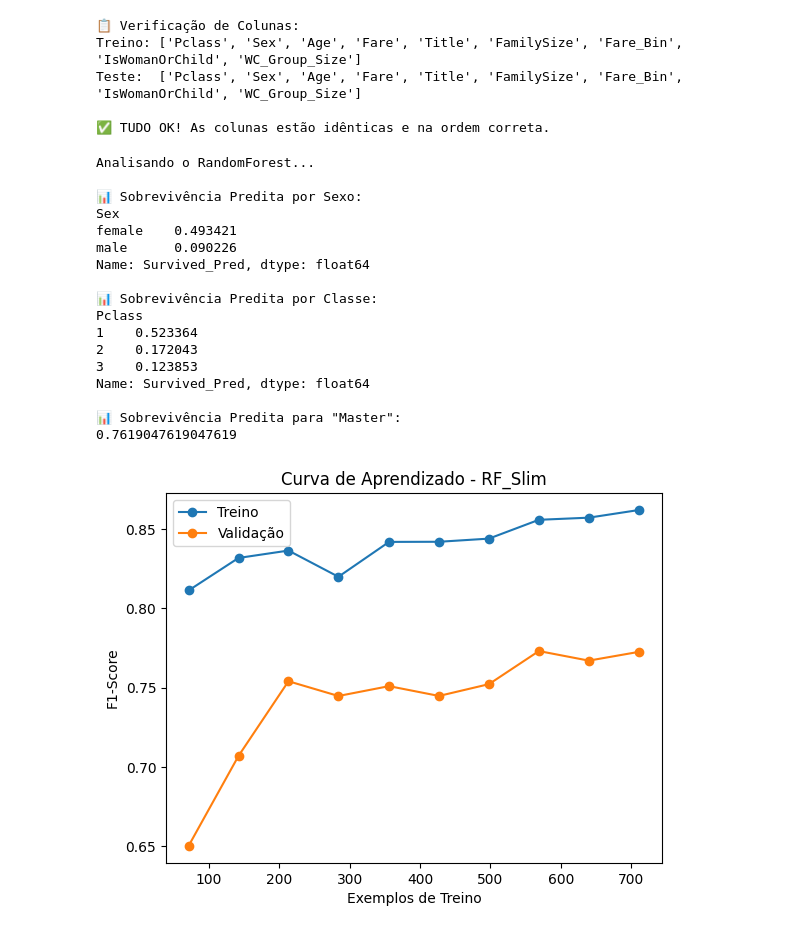
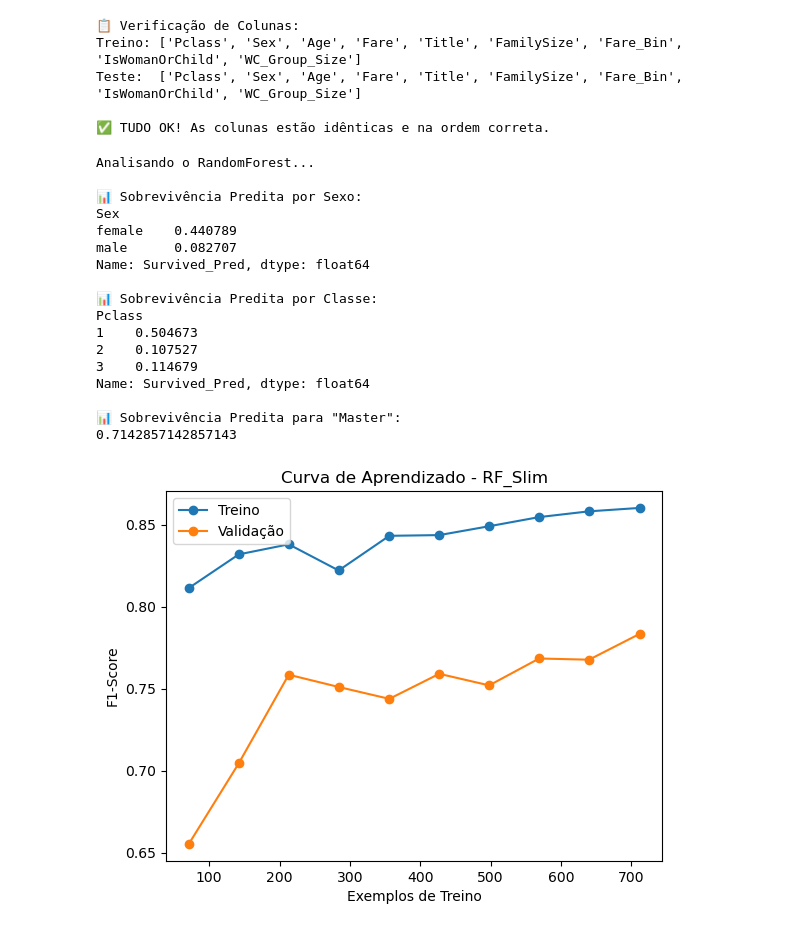
Before and after one commit to zehclaudio/Kaggle, a Jupyter notebook: titanic-tutorial-pipelines-and-ensemble.ipynb, the cells around one changed output. Drawn from its saved outputs; the diff is of its cells as text; code cells hidden in the pictures.

```diff
--- a/titanic-tutorial-pipelines-and-ensemble.ipynb
+++ b/titanic-tutorial-pipelines-and-ensemble.ipynb
@@ -4538,7 +4525,7 @@ svm_pipeline = make_pipeline(StandardScaler(), SVC(probability=True, random_stat
 # C: valores menores simplificam o modelo (evitam overfitting)
 # Gamma: 'scale' é o padrão, mas testar valores menores pode ajudar na generalização
 param_grid_svm = {
-    'svc__C': [12, 13, 14],
+    'svc__C': [10, 11, 12],
     'svc__gamma': ['scale', 'auto', 0.015, 0.01, 0.02],
     'svc__kernel': ['rbf']
 }
@@ -4556,8 +4543,8 @@ grid_svm.fit(df_test_bins, y_bruto)
 # Tuning do XGBoost
 xgb_model = XGBClassifier(random_state=42, eval_metric='logloss')
 param_grid_xgb = {
-    'n_estimators': [135, 140, 145],
-    'learning_rate': [0.115, 0.12, 0.125],
+    'n_estimators': [140, 145, 150],
+    'learning_rate': [0.12, 0.125, 0.13],
     'max_depth': [2, 3, 4],
     'subsample': [0.7, 0.75, 0.8],
     'colsample_bytree': [0.8, 0.85, 0.9]
@@ -4707,9 +4694,22 @@ df_submission = test_data.copy()
 
 # A. Extração do Título
 df_submission['Title'] = df_submission['Name'].str.extract(r' ([A-Za-z]+)\.', expand=False)
+# O conjunto de teste possui alguns títulos que não vimos no conjunto de treino
 title_mapping = {
-    'Mr': 0, 'Miss': 1, 'Mrs': 1, 'Master': 2,
-    'Dr': 3, 'Rev': 3, 'Col': 3, 'Major': 3, 'Mlle': 1, 'Mme': 1, 'Don': 3, 'Lady': 1
+    # Grupo 0: Homens Adultos (Baixa sobrevivência)
+    'Mr': 0,
+
+    # Grupo 1: Mulheres (Alta sobrevivência)
+    'Mrs': 1, 'Miss': 1, 'Ms': 1, 'Mlle': 1, 'Mme': 1, 'Dona': 1, 'Lady': 1, 'Countess': 1,
+
+    # Grupo 2: Crianças (Alta sobrevivência)
+    'Master': 2,
+
+    # Grupo 3: Nobres e Oficiais (Média/Baixa sobrevivência)
+    'Col': 3, 'Dr': 3, 'Major': 3, 'Capt': 3, 'Sir': 3, 'Don': 3, 'Jonkheer': 3,
+
+    # Grupo 4: Reverendos (Sobrevivência zero)
+    'Rev': 4
 }
 df_submission['Title'] = df_submission['Title'].map(title_mapping).fillna(3)
 
@@ -4720,7 +4720,7 @@ df_submission['IsAlone'] = (df_submission['FamilySize'] == 1).astype(float)
 # C. Fare Binning (Usando os 8 bins que deram o recorde)
 # Importante: No teste pode haver NaNs na Tarifa, vamos preencher com a mediana
 df_submission['Fare'] = df_submission['Fare'].fillna(train_data['Fare'].median())
-df_submission['Fare_Bin'] = pd.qcut(df_submission['Fare'], 8, labels=False)
+df_submission['Fare_Bin'] = pd.qcut(df_submission['Fare'], 10, labels=False)
 
 # D. Porto de Embarque imputando 'U' para os Nans
 # Mapping para Sex e Embarked
@@ -4761,7 +4761,7 @@ else:
     X_test_final = X_test_final[colunas_treino]
     print('🔄 Colunas do teste foram reordenadas para coincidir com o treino.')
 
-predictions = grid_xgb.best_estimator_.predict(X_test_final)
+predictions_test_bins = grid_xgb.best_estimator_.predict(X_test_final)
 # %% [output]
 📋 Verificação de Colunas:
 Treino: ['Pclass', 'Sex', 'Age', 'SibSp', 'Parch', 'Fare', 'Embarked', 'Title', 'FamilySize', 'IsAlone', 'Fare_Bin']
@@ -4881,7 +4880,7 @@ print(f'✅ Dataset pronto! Colunas atuais: {df_test_surname_only_num.columns.to
 # Vamos atualizar os fits de nossos baselines com o wc_group_size
 # Vamos começar calculando os hiperparâmetros do SVM
 grid_svm_wc_group_size = {
-    'svc__C': [5, 6, 7],
+    'svc__C': [4, 5, 6],
     'svc__gamma': ['scale', 'auto', 0.0075, 0.01, 0.0125],
     'svc__kernel': ['rbf']
 }
@@ -4892,12 +4891,12 @@ grid_svm_wc_group_size.fit(df_test_surname_only_num, y_bruto)
 # E uma cópia do XGBoost
 # Mas o GridSearch alterou os hiperparâmetros
 param_grid_xgb_wc_group_size = {
-    'n_estimators': [80, 85, 90],
-    'learning_rate': [0.12, 0.13, 0.14],
+    'n_estimators': [70, 75, 80],
+    'learning_rate': [0.11 ,0.12, 0.13],
     'max_depth': [5, 6, 7],
-    'subsample': [0.925, 0.95, 0.975],
-    'colsample_bytree': [0.45, 0.5, 0.55],
-    'gamma': [1.4, 1.5, 1.6],
+    'subsample': [0.94, 0.95, 0.96],
+    'colsample_bytree': [0.5, 0.55, 0.6],
+    'gamma': [1.3, 1.4, 1.5],
     'reg_lambda': [0, 1, 2]
 }
 
@@ -4909,8 +4908,8 @@ param_grid_rf_wc_group_size = {
     'max_depth': [None, 1, 2],
     'max_features': ['sqrt', 'log2'],
     'min_samples_leaf': [1, 2, 3],
-    'min_samples_split': [10, 11, 12],
-    'n_estimators': [115, 120, 125]
+    'min_samples_split': [9, 10, 11],
+    'n_estimators': [130, 135, 140]
 }
 
 grid_rf_wc_group_size = GridSearchCV(rf_model, param_grid_rf_wc_group_size, cv=5, scoring='f1', n_jobs=-1)
@@ -5281,41 +5281,41 @@ print('\n📊 Sobrevivência Predita por Classe:')
 print(check_df_slim_rf.groupby('Pclass')['Survived_Pred'].mean())
 
 # Verificação de Títulos (Master deve sobreviver muito)
 print('\n📊 Sobrevivência Predita para "Master":')
 print(check_df_slim_rf[test_data['Name'].str.contains('Master')]['Survived_Pred'].mean())
 
 # Curva de Aprendizado
 train_sizes_slim_rf, train_scores_slim_rf, test_scores_slim_rf = learning_curve(
     rf_slim, X_train_slim, y_bruto, cv=5, scoring='f1',
-    train_sizes=np.linspace(0.1, 1.0, 10), n_jobs=-1
+    train_sizes=np.linspace(0.1, 1.0, 10), n_jobs=1
 )
 
 plt.plot(train_sizes_slim_rf, np.mean(train_scores_slim_rf, axis=1), 'o-', label='Treino')
 plt.plot(train_sizes_slim_rf, np.mean(test_scores_slim_rf, axis=1), 'o-', label='Validação')
 plt.title('Curva de Aprendizado - RF_Slim')
 plt.xlabel('Exemplos de Treino')
 plt.ylabel('F1-Score')
 plt.legend()
 plt.show()
 # %% [output]
 Analisando o RandomForest...
 
 📊 Sobrevivência Predita por Sexo:
 Sex
-female    0.493421
-male      0.090226
+female    0.440789
+male      0.082707
 Name: Survived_Pred, dtype: float64
 
 📊 Sobrevivência Predita por Classe:
 Pclass
-1    0.523364
-2    0.172043
-3    0.123853
+1    0.504673
+2    0.107527
+3    0.114679
 Name: Survived_Pred, dtype: float64
 
 📊 Sobrevivência Predita para "Master":
-0.7619047619047619
+0.7142857142857143
-[figure, old version]
+[figure, new version]
 # %%
 # Análise das predições do XGBoost
 # Unir as predições com os dados originais de teste para análise
```
Also changed, not shown: parts of 83 cells of this notebook.
